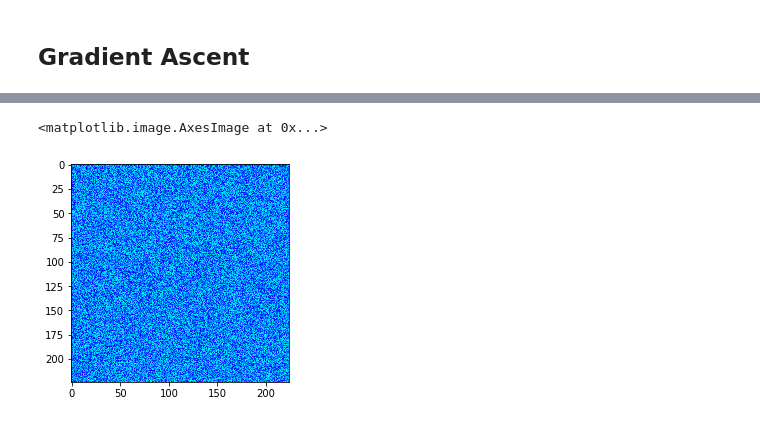
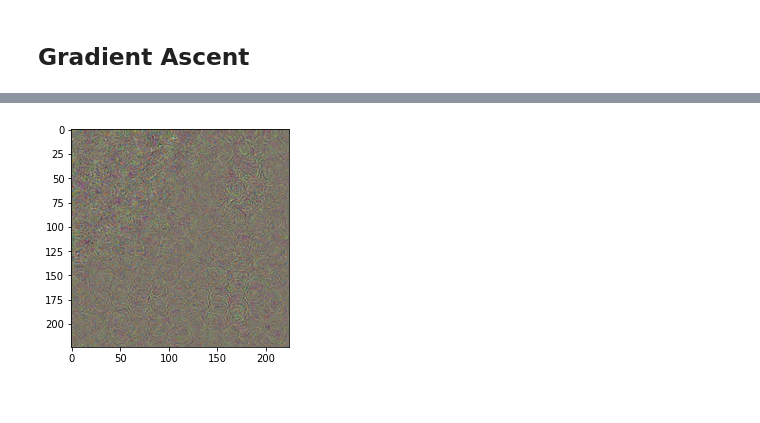
Before and after one commit to colemandsmith/artist-identification, a Jupyter notebook: notebooks/Visualizing the neurons.ipynb, the cells around one changed output, grey strips where cells are left out. Cells and saved outputs as stored; diff of their text form; code cells hidden in the pictures.

```diff
--- a/notebooks/Visualizing the neurons.ipynb
+++ b/notebooks/Visualizing the neurons.ipynb
@@ -106,24 +113,14 @@ Clipping input data to the valid range for imshow with RGB data ([0..1] for floa
 # %%
-# for _ in range(upscaling_steps):
-#     img_var = Variable(
-#         common_utils.train_loader_transform(img).cuda().view(1,3,224,224),
-#         requires_grad=True
-#     )
 
-for n in range(250):
-    img_var = preprocess(img)
-    optimizer = torch.optim.SGD([img_var], lr=0.1)
+img_var = preprocess(img)
+optimizer = torch.optim.Adam([img_var], lr=0.5, weight_decay=1e-2)
+for n in range(500):
     optimizer.zero_grad()
-
     outputs = model(img_var)
     loss = -outputs[0, label]
     model.zero_grad()
     loss.backward()
-#     if n == 0 or n % 50 == 0:
-#         print(loss)
-#         print(img_var)
-#         print(img_var.grad.cpu().numpy().squeeze().transpose(1,2,0))
+    if n == 0 or n % 50 == 0:
+        print(loss)
     optimizer.step()
-    img = denormalize(img_var.detach().cpu())
-    #size = int(upscaling_factor * size)
-    #img = Image.fromarray(cv2.resize(img, (size, size), interpolation = cv2.INTER_CUBIC))
+img = img_var.detach().cpu()
@@ -152,5 +137,0 @@ array([[[  0,  35, 255],
-# %%
-plt.imshow(img)
-# %% [output]
-<matplotlib.image.AxesImage at 0x...>
-[figure, removed]
@@ -158,0 +138,5 @@ plt.imshow(img)
+# %%
+plt.imshow(denormalize(img_var.detach().cpu()));
+plt.imsave('picasso.png', denormalize(img_var.detach().cpu()))
+# %% [output]
+[figure, added]
```
Also changed, not shown: parts of 11 cells of this notebook, 13 other files.
